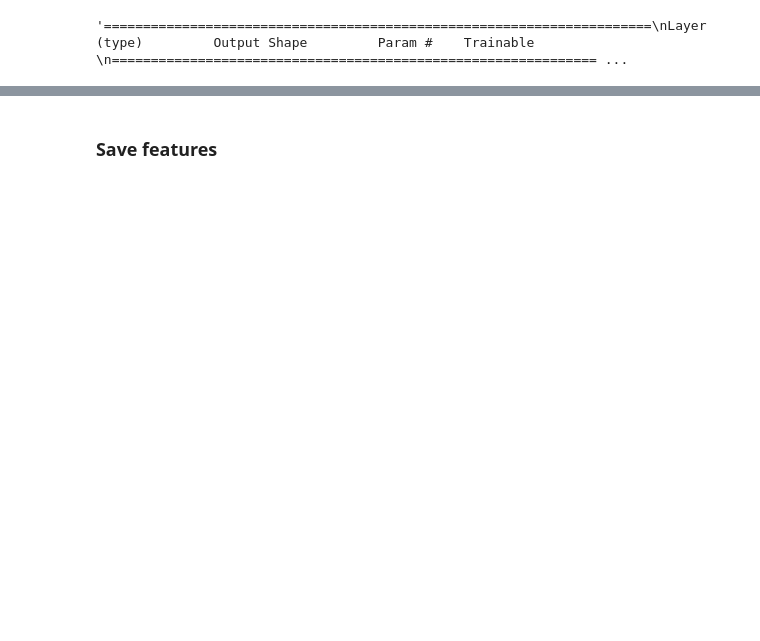
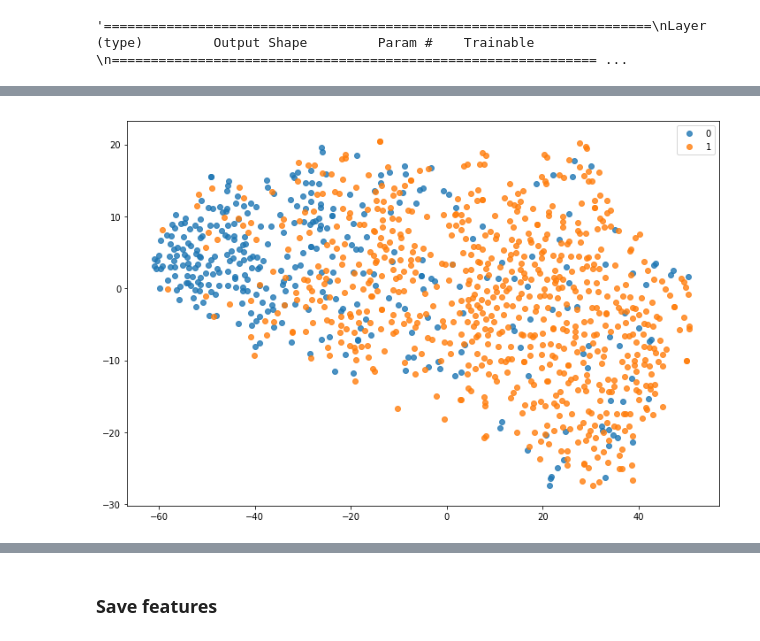
Before and after one commit to ChristianMarzahl/ISBI2019_WhiteBloodCancer, a Jupyter notebook: Autoencoder/Autoencoder-Baseline.ipynb, the cells around one changed output, grey strips where cells are left out. Saved outputs shown, nothing was run; the diff lists cells and outputs as text; code cells hidden in the pictures; blank space fills up the shorter version.

```diff
--- a/Autoencoder/Autoencoder-Baseline.ipynb
+++ b/Autoencoder/Autoencoder-Baseline.ipynb
@@ -238,0 +252,45 @@ learn.show_results(rows=5, imgsize=5)
+# %%
+hem_regex = re.compile(r'UID_(H[0-9]+)_', re.IGNORECASE)
+all_regex = re.compile(r'UID_([0-9]+)_', re.IGNORECASE)
+
+patients = [hem_regex.search(str(fn)).group(1) for fn in learn.data.valid_dl.items if 'hem.bmp' in fn.name] \
+           + [all_regex.search(str(fn)).group(1) for fn in learn.data.valid_dl.items if 'all.bmp' in fn.name]
+
+patients = set(patients)
+patients_dict = dict.fromkeys(patients, 0)
+for id, pat in enumerate(patients_dict):
+    patients_dict[str(pat)] = id
+
+rep_x = []
+rep_y = []
+rep_patient = []
+
+for fn, features in zip(learn.data.valid_dl.items, to_np(result[0])):
+    rep_y.append(0 if 'hem.bmp' in str(fn) else 1)
+    rep_x.append(features.flatten())
+
+    patient_id = hem_regex.search(str(fn)).group(1) if rep_y[-1] == 0 else  all_regex.search(str(fn)).group(1)
+    patient_id = str(patient_id)
+
+    rep_patient.append(patients_dict[patient_id])
+
+rep_x = np.array(rep_x)
+rep_y = np.array(rep_y)
+rep_patient = np.array(rep_patient)
+# %%
+from sklearn.manifold import TSNE
+def tsne_plot(x1, y1, name="graph.png"):
+    tsne = TSNE(n_components=2, random_state=0)
+    X_t = tsne.fit_transform(x1)
+
+    plt.figure(figsize=(12, 8))
+    for i in set(y1):
+        plt.scatter(X_t[np.where(y1 == i), 0], X_t[np.where(y1 == i), 1], marker='o', linewidth='1', alpha=0.8, label=str(i))
+
+    plt.legend(loc='best');
+    #plt.savefig(name);
+    plt.show();
+# %%
+tsne_plot(rep_x, rep_y, "latent_representation.png")
+# %% [output]
+[figure, added]
```
Also changed, not shown: parts of 12 cells of this notebook, 10 other files.
